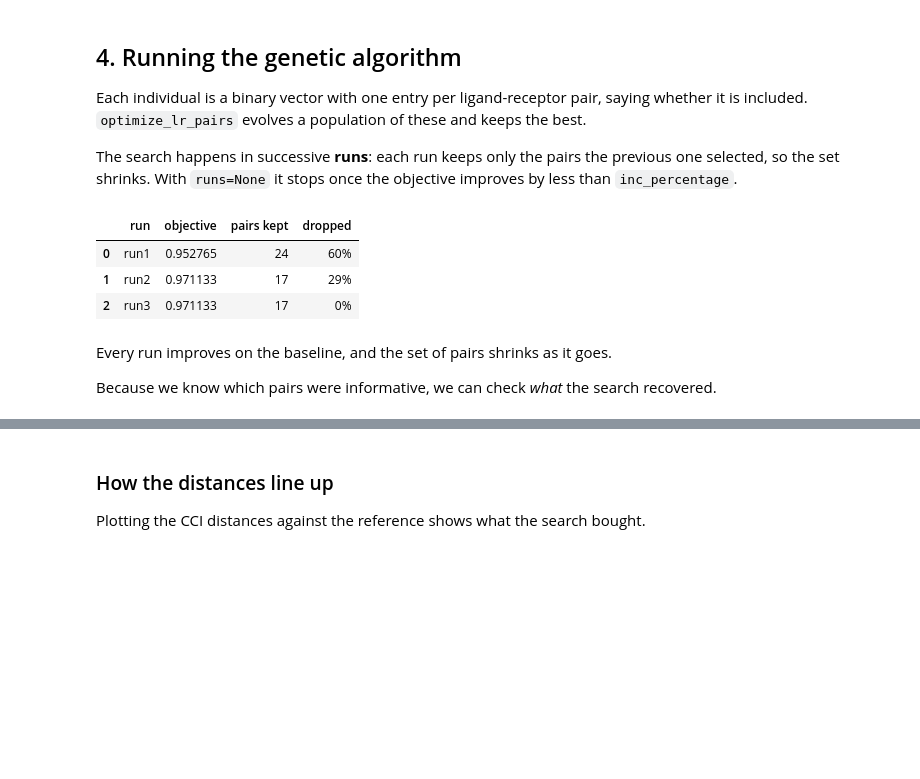
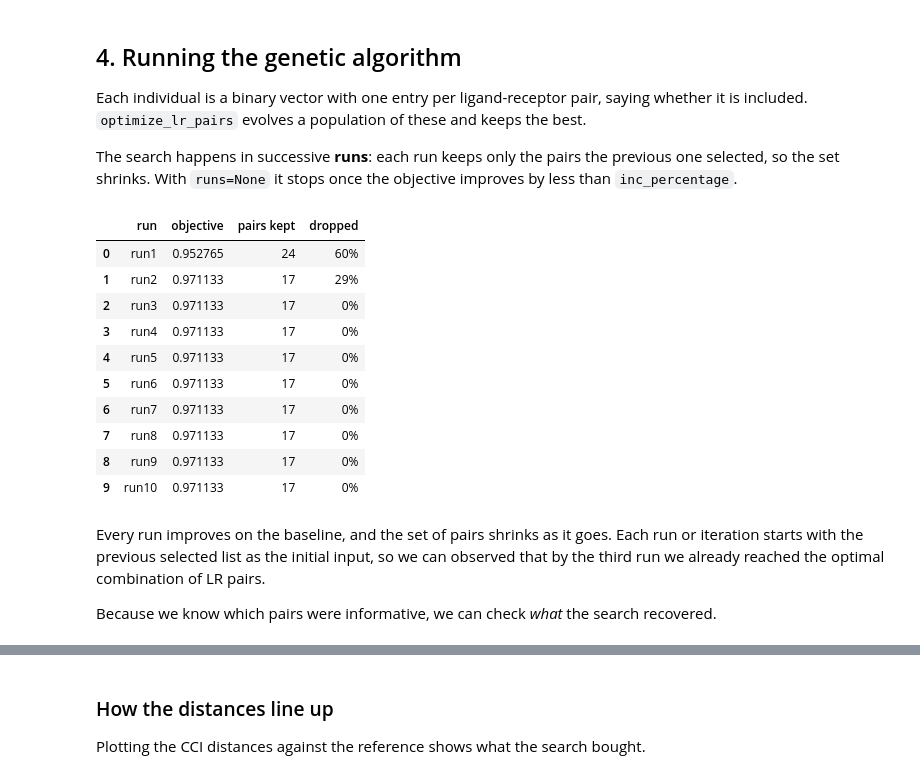
Before and after one commit to earmingol/cell2cell, a Jupyter notebook: docs/tutorials/Genetic-Algorithm-LR-Selection.ipynb, the cells around one changed output, grey strips where cells are left out. Cells and saved outputs as stored; diff of their text form; code cells hidden in the pictures; blank space fills up the shorter version.

```diff
--- a/docs/tutorials/Genetic-Algorithm-LR-Selection.ipynb
+++ b/docs/tutorials/Genetic-Algorithm-LR-Selection.ipynb
@@ -226,27 +230,34 @@ so the set shrinks. With `runs=None` it stops once the objective improves by les
 # %%
 results = c2c.analysis.optimize_lr_pairs(rnaseq_data=rnaseq,
                                          ppi_data=lr_pairs,
                                          reference_distances=reference_distances,
                                          cutoff_setup=cutoff_setup,
                                          analysis_setup=analysis_setup,
                                          population_size=60,
                                          generations=40,
-                                         runs=3,
+                                         runs=10,
                                          random_state=888)
 
 summary = pd.DataFrame([{'run': k,
                          'objective': results[k]['obj_fn'],
                          'pairs kept': results[k]['n_selected'],
                          'dropped': '{:.0%}'.format(results[k]['drop_fraction'])}
-                        for k in sorted(results) if k.startswith('run')])
+                        for k in natsorted(results) if k.startswith('run')])
 summary
 # %% [output]
 |  | run | objective | pairs kept | dropped |
 | 0 | run1 | 0.952765 | 24 | 60% |
 | 1 | run2 | 0.971133 | 17 | 29% |
 | 2 | run3 | 0.971133 | 17 | 0% |
+| 3 | run4 | 0.971133 | 17 | 0% |
+| 4 | run5 | 0.971133 | 17 | 0% |
+| 5 | run6 | 0.971133 | 17 | 0% |
+| 6 | run7 | 0.971133 | 17 | 0% |
+| 7 | run8 | 0.971133 | 17 | 0% |
+| 8 | run9 | 0.971133 | 17 | 0% |
+| 9 | run10 | 0.971133 | 17 | 0% |
 # %% [markdown]
-Every run improves on the baseline, and the set of pairs shrinks as it goes.
+Every run improves on the baseline, and the set of pairs shrinks as it goes. Each run or iteration starts with the previous selected list as the initial input, so we can observed that by the third run we already reached the optimal combination of LR pairs.
 
 Because we know which pairs were informative, we can check *what* the search recovered.
 # %%
```
Also changed, not shown: parts of 13 cells of this notebook, 1 other file.
